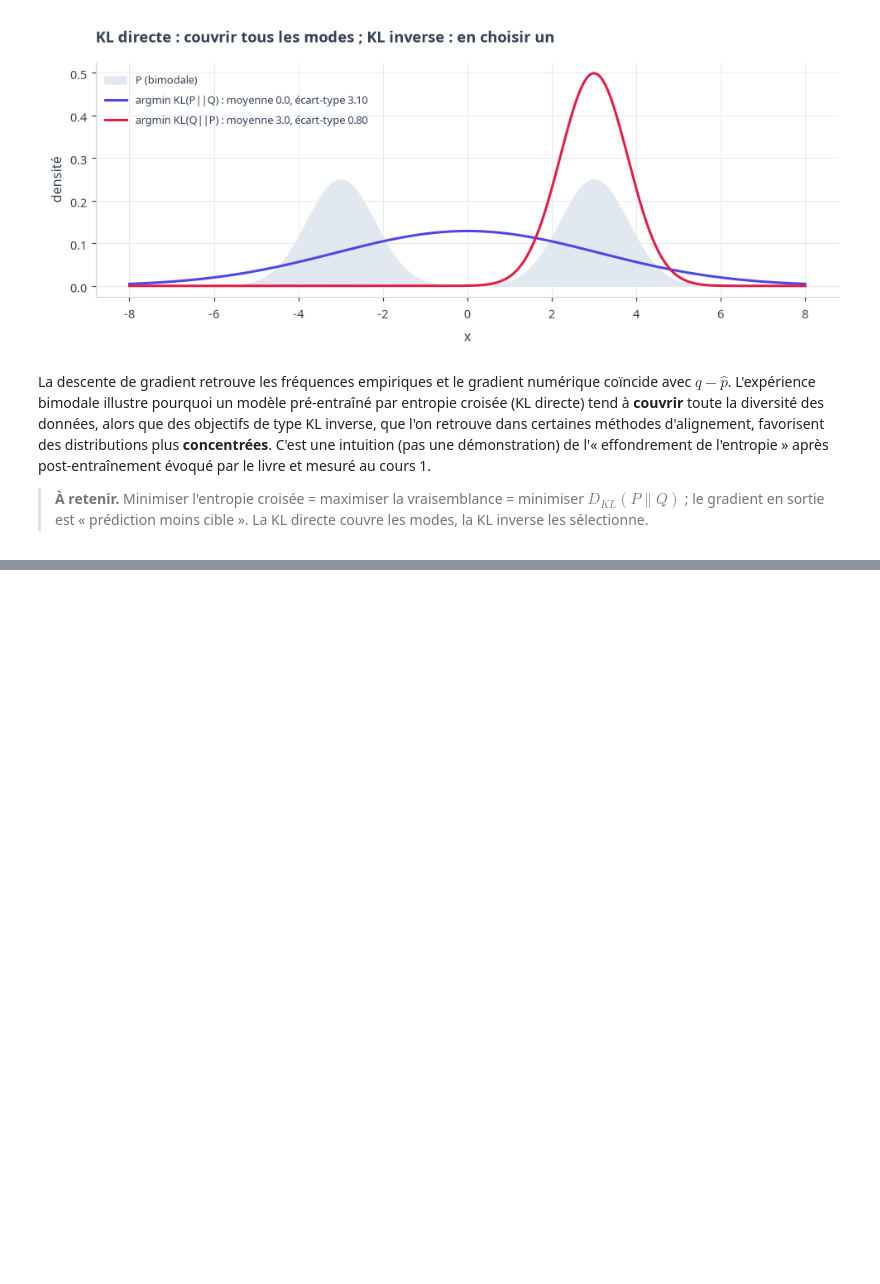
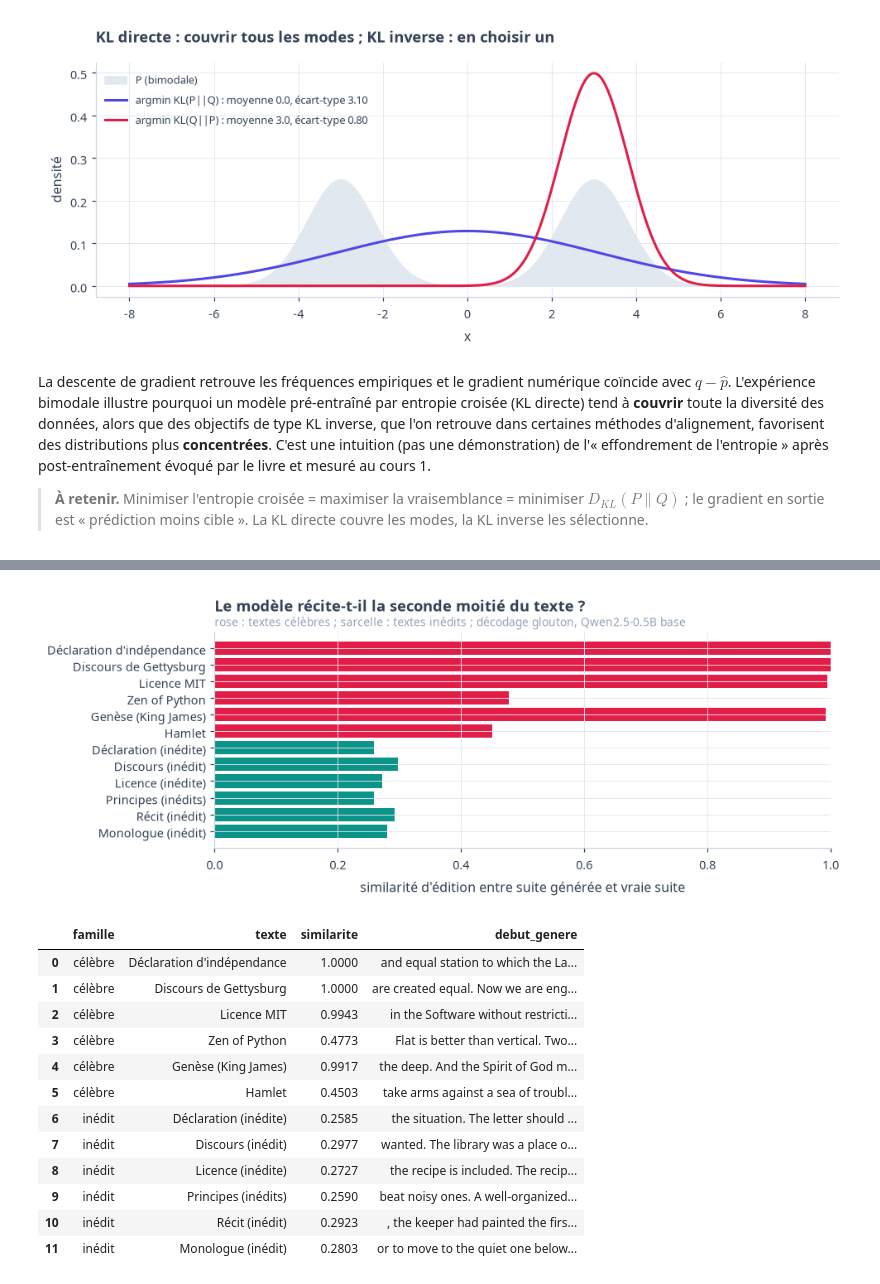
Before and after one commit to gwils28/AI_Engineering__ByTheBook, a Jupyter notebook: notebooks/ch03_methodologie_evaluation/ch03_exercices_01-06.ipynb, the cells around one changed output, grey strips where cells are left out. Saved outputs shown, nothing was run; the diff lists cells and outputs as text; code cells hidden in the pictures; blank space fills up the shorter version.

```diff
--- a/notebooks/ch03_methodologie_evaluation/ch03_exercices_01-06.ipynb
+++ b/notebooks/ch03_methodologie_evaluation/ch03_exercices_01-06.ipynb
@@ -278,0 +355,38 @@ d'alignement, favorisent des distributions plus **concentrées**. C'est une intu
+# %%
+def completion(texte, model_id=QWEN_BASE):
+    mots = texte.split()
+    prefixe, suite = " ".join(mots[:len(mots) // 2]), " ".join(mots[len(mots) // 2:])
+    gen = llm.complete(prefixe, model_id, max_new_tokens=len(llm.load(model_id)[0](suite)["input_ids"]) + 5)
+    gen = " ".join(gen.split()[:len(suite.split())])
+    return suite, gen, ev.edit_similarity(gen.lower(), suite.lower())
+
+
+rows = []
+for fam, dico in [("célèbre", ev.MEMORIZED_TEXTS), ("inédit", ev.FRESH_TEXTS)]:
+    for nom, t in dico.items():
+        suite, gen, simi = completion(t)
+        rows.append(dict(famille=fam, texte=nom, similarite=simi, debut_genere=gen[:60]))
+CP = pd.DataFrame(rows)
+fig, ax = plt.subplots(figsize=(9, 3.6))
+ax.barh([f"{r.texte}" for r in CP.itertuples()][::-1], CP.similarite[::-1],
+        color=[ROSE if f == "célèbre" else TEAL for f in CP.famille][::-1])
+ax.set_xlabel("similarité d'édition entre suite générée et vraie suite"); ax.set_xlim(0, 1)
+ax.set_title("Le modèle récite-t-il la seconde moitié du texte ?")
+subtitle(ax, "rose : textes célèbres ; sarcelle : textes inédits ; décodage glouton, Qwen2.5-0.5B base")
+plt.tight_layout(); plt.show()
+CP[["famille", "texte", "similarite", "debut_genere"]]
+# %% [output]
+[figure, added]
+|  | famille | texte | similarite | debut_genere |
+| 0 | célèbre | Déclaration d'indépendance | 1.0000 | and equal station to which the La... |
+| 1 | célèbre | Discours de Gettysburg | 1.0000 | are created equal. Now we are eng... |
+| 2 | célèbre | Licence MIT | 0.9943 | in the Software without restricti... |
+| 3 | célèbre | Zen of Python | 0.4773 | Flat is better than vertical. Two... |
+| 4 | célèbre | Genèse (King James) | 0.9917 | the deep. And the Spirit of God m... |
+| 5 | célèbre | Hamlet | 0.4503 | take arms against a sea of troubl... |
+| 6 | inédit | Déclaration (inédite) | 0.2585 | the situation. The letter should ... |
+| 7 | inédit | Discours (inédit) | 0.2977 | wanted. The library was a place o... |
+| 8 | inédit | Licence (inédite) | 0.2727 | the recipe is included. The recip... |
+| 9 | inédit | Principes (inédits) | 0.2590 | beat noisy ones. A well-organized... |
+| 10 | inédit | Récit (inédit) | 0.2923 | , the keeper had painted the firs... |
+| 11 | inédit | Monologue (inédit) | 0.2803 | or to move to the quiet one below... |
```
Also changed, not shown: parts of 21 cells of this notebook.
